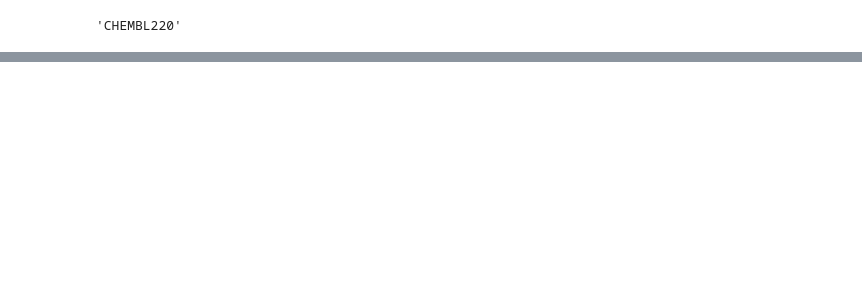
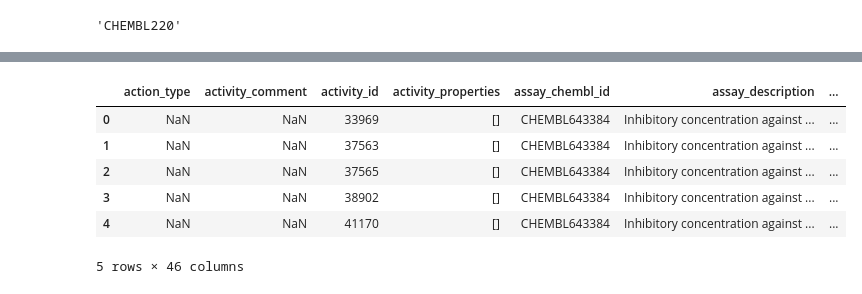
Before and after one commit to YuuN0-893/Drug-Discovery-Data-Analysis, a Jupyter notebook: chembl/Acetylcholinesterase_Bioactivity_Data_.ipynb, the cells around one changed output, grey strips where cells are left out. Drawn from its saved outputs; the diff is of its cells as text; code cells hidden in the pictures; blank space fills up the shorter version.

```diff
--- a/chembl/Acetylcholinesterase_Bioactivity_Data_.ipynb
+++ b/chembl/Acetylcholinesterase_Bioactivity_Data_.ipynb
@@ -42,0 +70,11 @@ df.to_csv('acetylcholinesterase_01_bioactivity_data_raw.csv', index=False)
+# %%
+df2_nr = df2.drop_duplicates(['canonical_smiles'])
+df2_nr.head()
+# %% [output]
+|  | action_type | activity_comment | activity_id | activity_properties | assay_chembl_id | assay_description | ... |
+| 0 | NaN | NaN | 33969 | [] | CHEMBL643384 | Inhibitory concentration against ... | ... |
+| 1 | NaN | NaN | 37563 | [] | CHEMBL643384 | Inhibitory concentration against ... | ... |
+| 2 | NaN | NaN | 37565 | [] | CHEMBL643384 | Inhibitory concentration against ... | ... |
+| 3 | NaN | NaN | 38902 | [] | CHEMBL643384 | Inhibitory concentration against ... | ... |
+| 4 | NaN | NaN | 41170 | [] | CHEMBL643384 | Inhibitory concentration against ... | ... |
+5 rows × 46 columns
```
Also changed, not shown: parts of 8 cells of this notebook.
